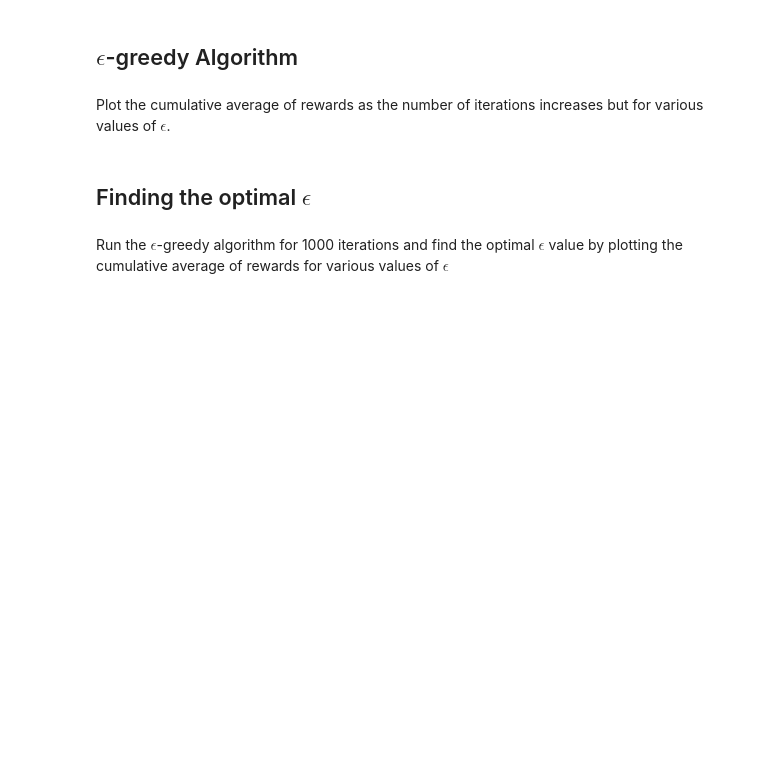
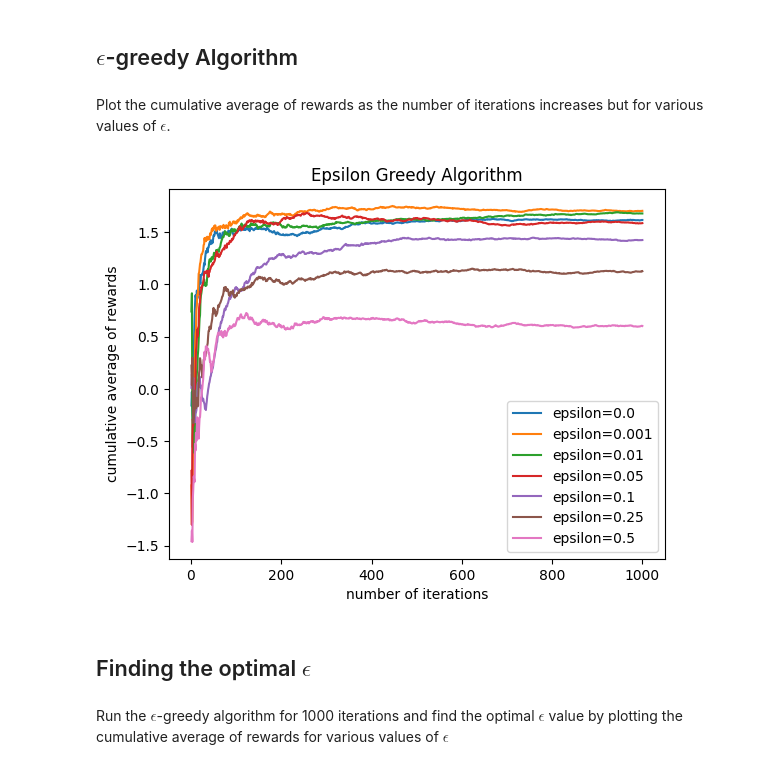
Before and after one commit to shreyas-lohiya/WIDS-2025-Intro-to-Reinforcement-Learning, a Jupyter notebook: Week 1/work_on_bandits.ipynb, the cells around one changed output. Drawn from its saved outputs; the diff is of its cells as text; code cells hidden in the pictures; blank space fills up the shorter version.

Commit message:
epsilon greedy done

```diff
--- a/Week 1/work_on_bandits.ipynb
+++ b/Week 1/work_on_bandits.ipynb
@@ -59,5 +53,35 @@ def run_epsilon_greedy(epsilon):
+# %%
+def run_epsilon_greedy(epsilon):
+    N=np.zeros(10)
+    Q=np.zeros(10)
+    rewards=[]
+    for _ in range(1000):
+        if random.random()>epsilon:
+            index=np.argmax(Q)
+        else:
+            index=random.randint(0, 9)
+        reward=bandits[index].pullLever()
+        rewards.append(reward)
+        N[index]=N[index]+1
+        Q[index]=Q[index]+(reward-Q[index])/N[index]
+    return rewards
 # %% [markdown]
 Plot the cumulative average of rewards as the number of iterations increases but for various values of $\epsilon$.
+# %%
+x=np.arange(1,1001)
+epsilons=[0.0,0.001,0.01,0.05,0.1,0.25,0.5]
+for epsilon in epsilons:
+    rewards = run_epsilon_greedy(epsilon)
+    cumulative_sum = np.cumsum(rewards)
+    y=cumulative_sum/x
+    plt.plot(x, y, label =f"epsilon={epsilon}")
+plt.xlabel("number of iterations")
+plt.ylabel("cumulative average of rewards")
+plt.title("Epsilon Greedy Algorithm")
+plt.legend()
+plt.show()
+# %% [output]
+[figure, added]
 # %% [markdown]
 ## Finding the optimal $\epsilon$
 # %% [markdown]
```
Also changed, not shown: parts of 1 cell of this notebook.
